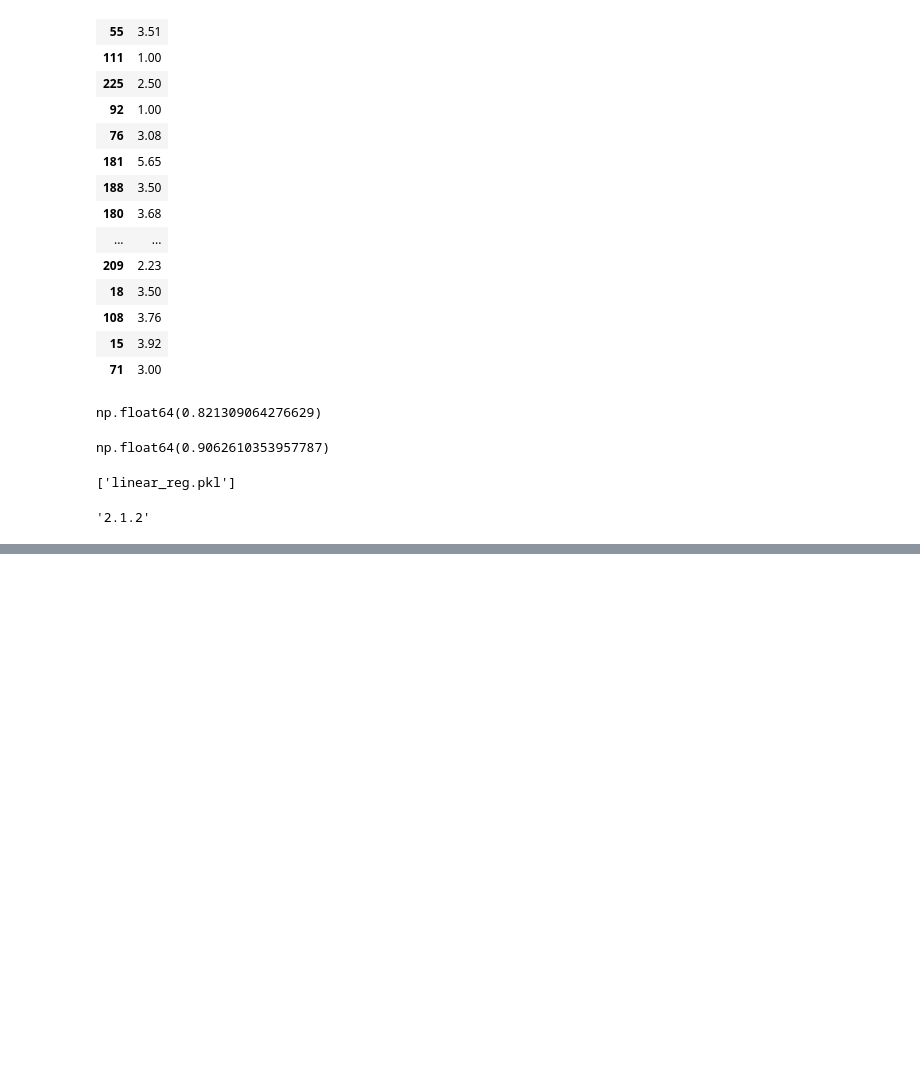
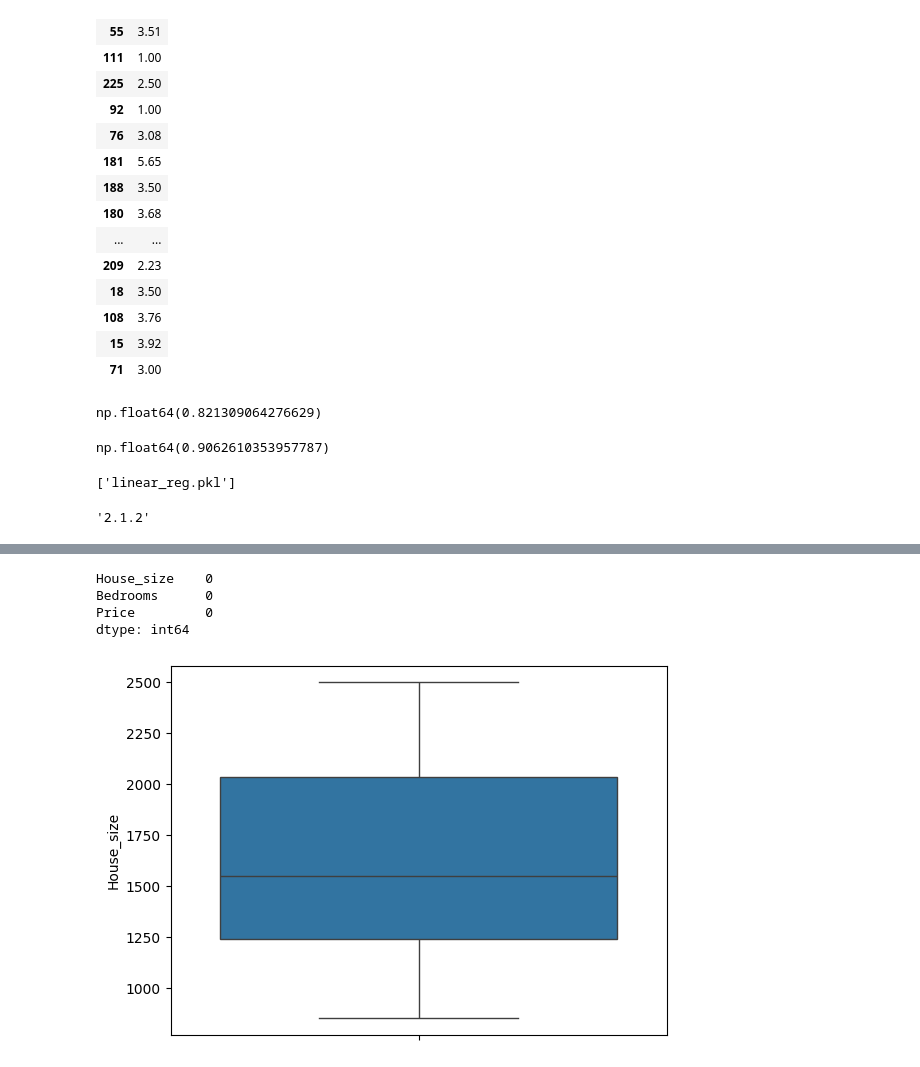
Before and after one commit to Saipranith05/Linear_regression, a Jupyter notebook: app.ipynb, the cells around one changed output, grey strips where cells are left out. Drawn from its saved outputs; the diff is of its cells as text; code cells hidden in the pictures; blank space fills up the shorter version.

Commit message:
House Prediction

```diff
--- a/app.ipynb
+++ b/app.ipynb
@@ -302,3 +292,11 @@ Please check your internet connection. This can happen if your antivirus softwar
 2. Rename the downloaded file to: frpc_windows_amd64_v0.2
 3. Move the file to this location: c:\Users\Akshitha\New folder\Meachine Learning\venv\Lib\site-packages\gradio
 [interactive output not drawn]
+# %%
+# Create the dataset
+data = {'House_size':[850, 900, 1200, 1350, 1500, 1600, 1850, 2100, 2300, 2500],
+        'Bedrooms': [2,2,3,3,3,3,4,4,4,5],
+        'Price': [110, 115, 140, 155, 170, 180, 200, 240, 275, 300]
+        }
+# %%
+df=pd.DataFrame(data)
@@ -304,0 +312,14 @@ Please check your internet connection. This can happen if your antivirus softwar
+# %%
+#missing values
+df.isnull().sum()
+# %% [output]
+House_size    0
+Bedrooms      0
+Price         0
+dtype: int64
+# %%
+# let's check or detect the outliers
+sns.boxplot(df["House_size"])
+import seaborn as sns
+# %% [output]
+[figure, added]
```
Also changed, not shown: parts of 32 cells of this notebook, 8 other files.
